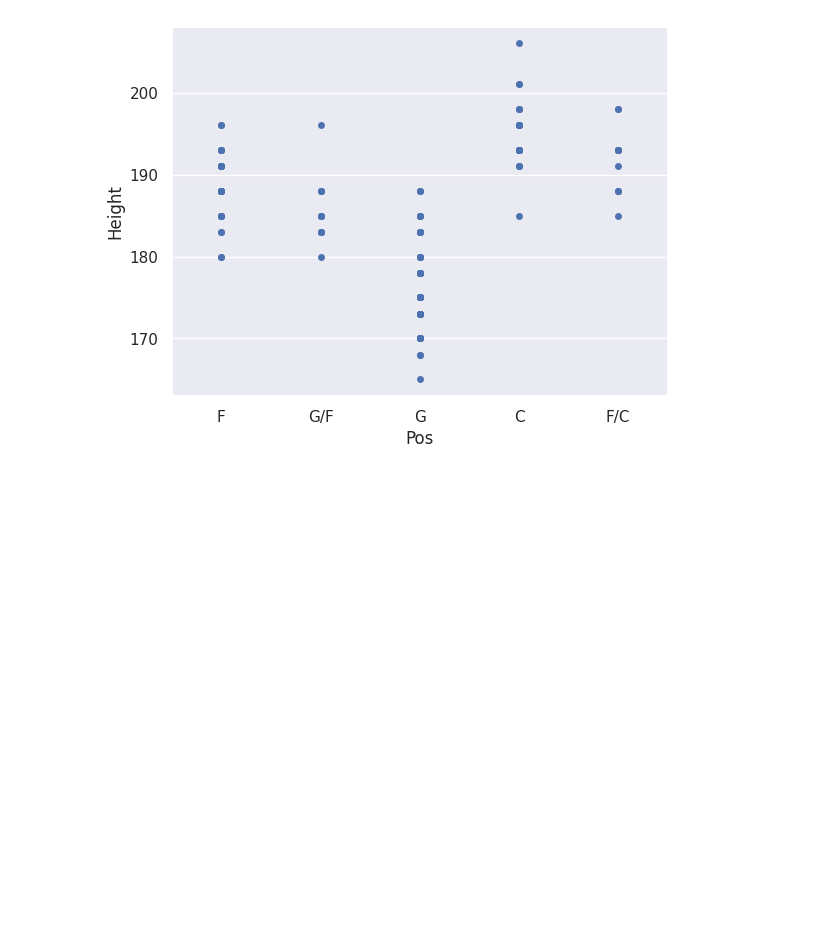
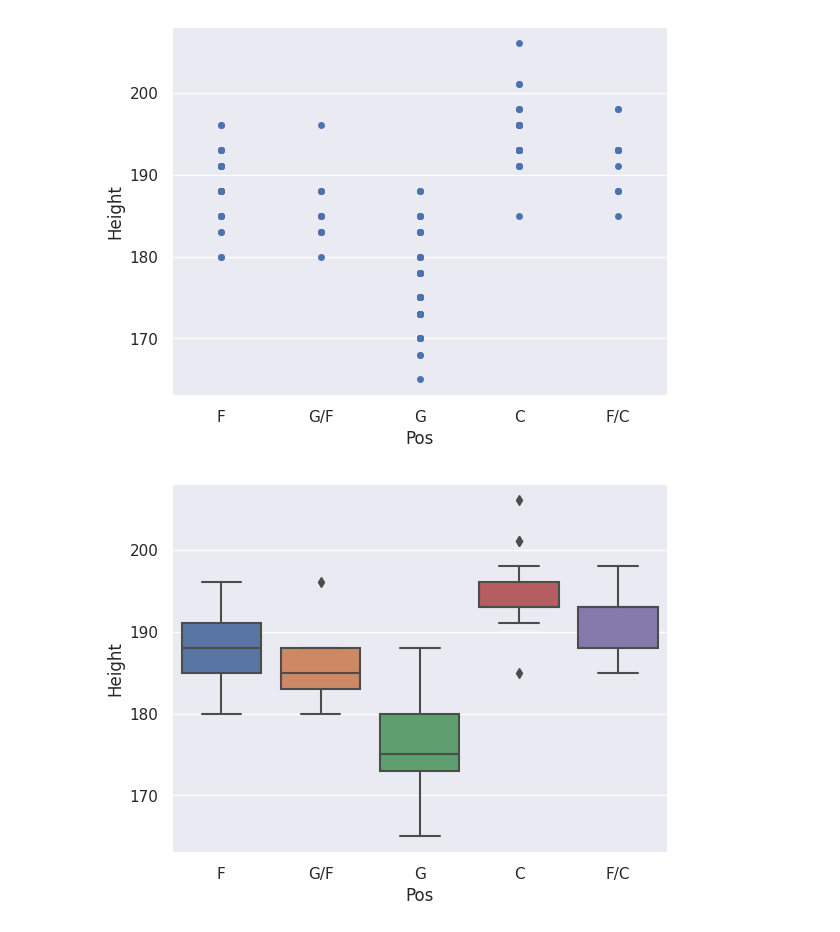
Before and after one commit to dnlsyfq/kaggle_wnba_player_stats, a Jupyter notebook: statistical-analysis-walkthrough.ipynb, the cells around one changed output. Drawn from its saved outputs; the diff is of its cells as text; code cells hidden in the pictures; blank space fills up the shorter version.

```diff
--- a/statistical-analysis-walkthrough.ipynb
+++ b/statistical-analysis-walkthrough.ipynb
@@ -702,3 +702,11 @@ sns.stripplot(x='Pos',y='Height',data=df,jitter=False)
 plt.show()
 # %% [output]
 [figure]
+# %%
+sns.boxplot(
+    x='Pos',y='Height',data=df
+)
+
+plt.show()
+# %% [output]
+[figure, added]
```
Also changed, not shown: parts of 28 cells of this notebook.
